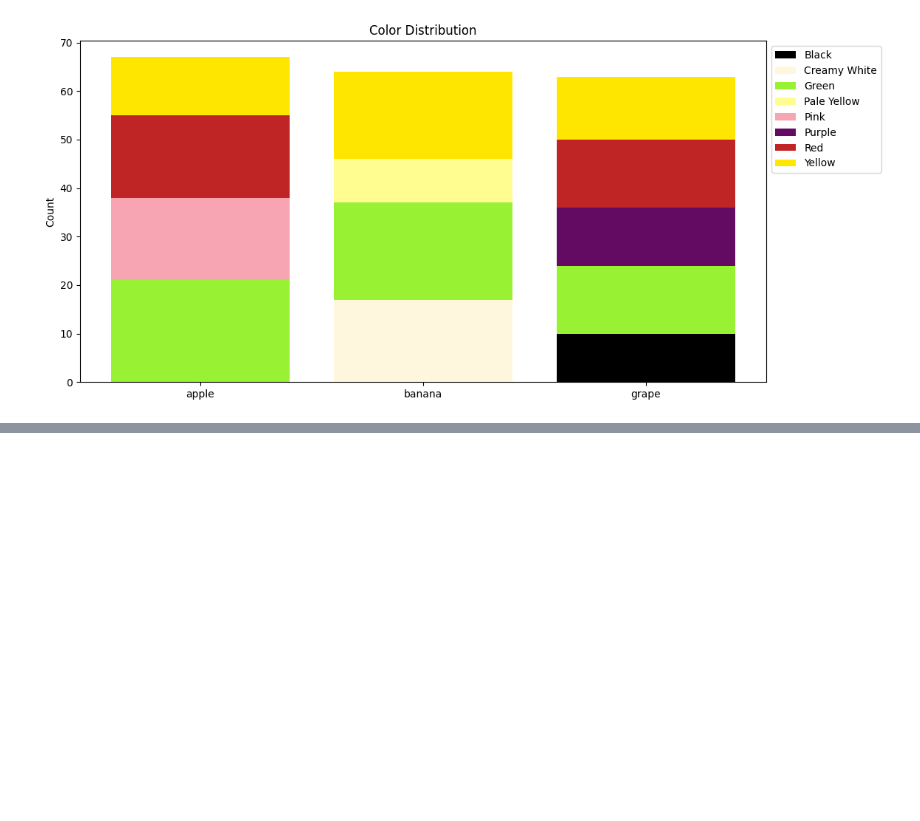
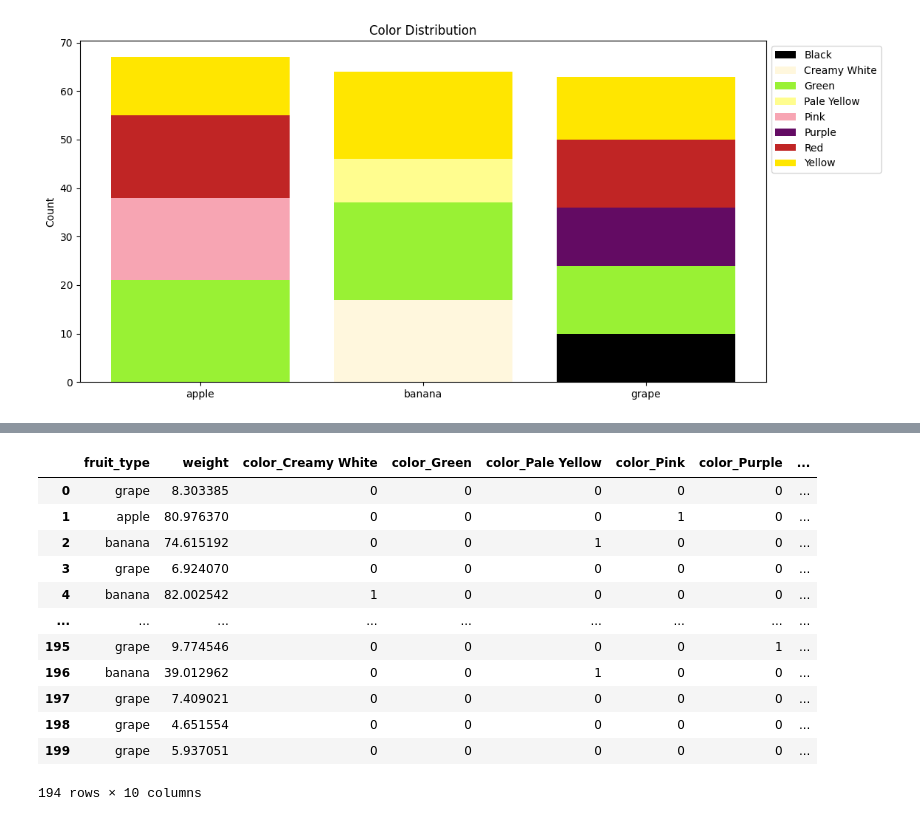
Before and after one commit to monbbemka/fruit-classifier, a Jupyter notebook: notebooks/fruit_classification.ipynb, the cells around one changed output, grey strips where cells are left out. Saved outputs shown, nothing was run; the diff lists cells and outputs as text; code cells hidden in the pictures; blank space fills up the shorter version.

```diff
--- a/notebooks/fruit_classification.ipynb
+++ b/notebooks/fruit_classification.ipynb
@@ -273,0 +280,26 @@ plt.show()
+# %%
+df_encoded = df_clean[['fruit_type','weight']].copy()
+
+# One-hot-encode the colors and add to df_encoded
+color_encoded = pd.get_dummies(df_clean['color'], prefix='color', drop_first=True, dtype=int) # adding drop_first=True ro remove redundancy
+df_encoded = pd.concat([df_encoded, color_encoded], axis=1)
+
+# Map the sizes to numbers and add them to df_encoded
+size_mapping = {'Tiny': 0, 'Small': 1, 'Medium': 2, 'Large': 3}
+df_encoded['size_encoded'] = df_clean['size'].map(size_mapping)
+
+df_encoded
+# %% [output]
+|  | fruit_type | weight | color_Creamy White | color_Green | color_Pale Yellow | color_Pink | color_Purple | ... |
+| 0 | grape | 8.303385 | 0 | 0 | 0 | 0 | 0 | ... |
+| 1 | apple | 80.976370 | 0 | 0 | 0 | 1 | 0 | ... |
+| 2 | banana | 74.615192 | 0 | 0 | 1 | 0 | 0 | ... |
+| 3 | grape | 6.924070 | 0 | 0 | 0 | 0 | 0 | ... |
+| 4 | banana | 82.002542 | 1 | 0 | 0 | 0 | 0 | ... |
+| ... | ... | ... | ... | ... | ... | ... | ... | ... |
+| 195 | grape | 9.774546 | 0 | 0 | 0 | 0 | 1 | ... |
+| 196 | banana | 39.012962 | 0 | 0 | 1 | 0 | 0 | ... |
+| 197 | grape | 7.409021 | 0 | 0 | 0 | 0 | 0 | ... |
+| 198 | grape | 4.651554 | 0 | 0 | 0 | 0 | 0 | ... |
+| 199 | grape | 5.937051 | 0 | 0 | 0 | 0 | 0 | ... |
+194 rows × 10 columns
```
Also changed, not shown: parts of 27 cells of this notebook, 2 other files.
